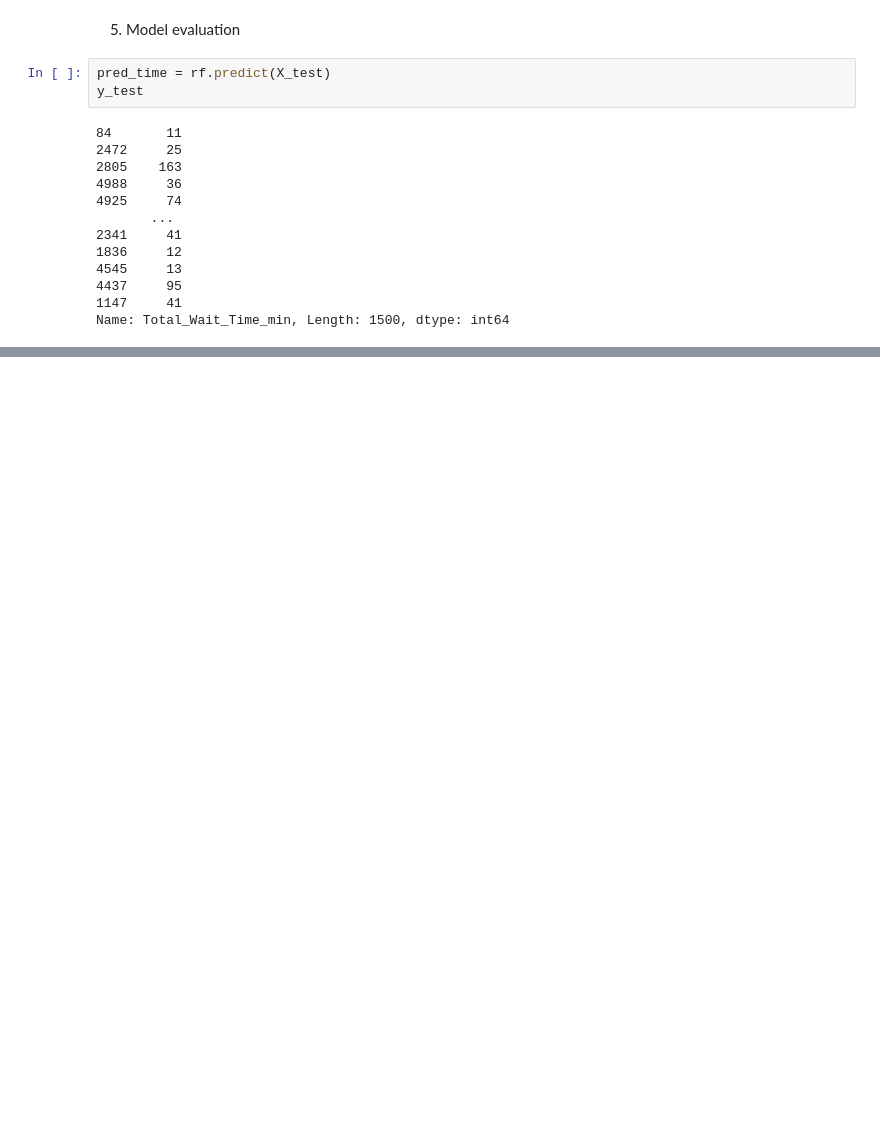
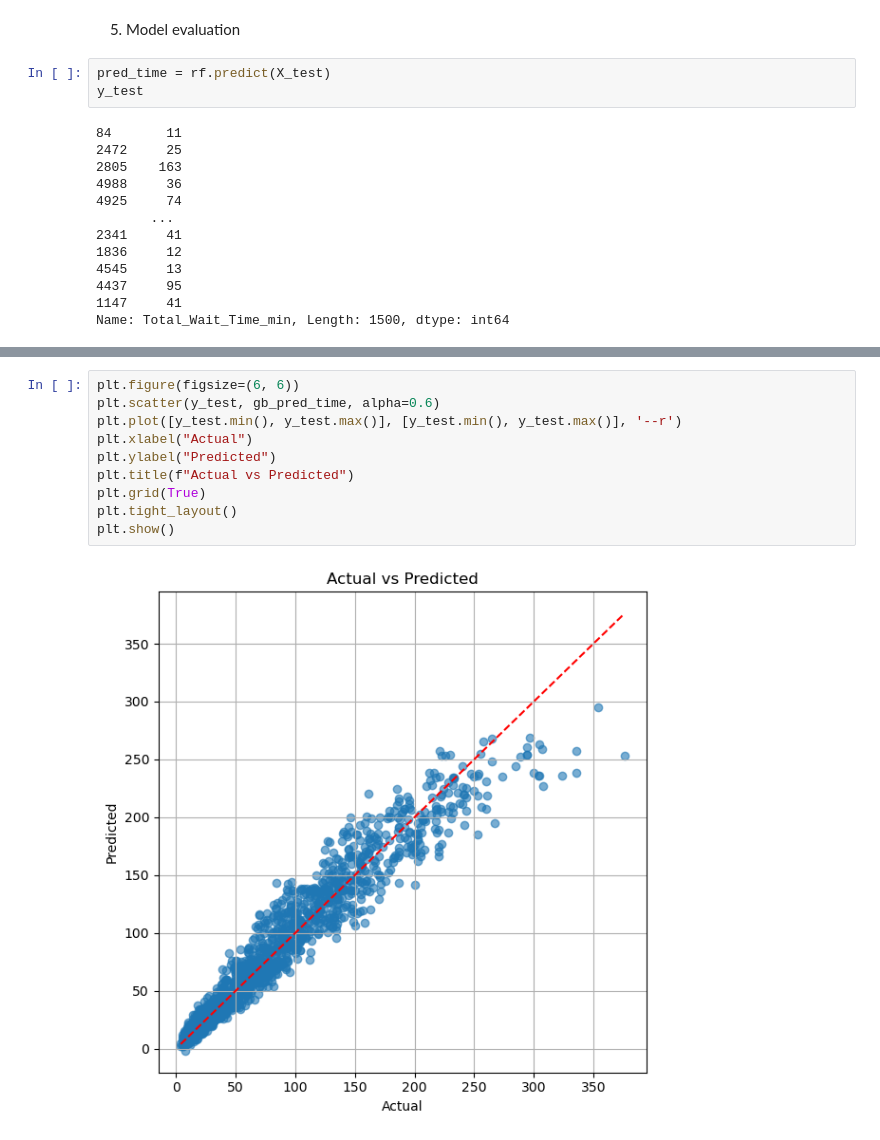
Before and after one commit to kalilaingco/ERWaitTimes, a Jupyter notebook: WaitTimeAnalysis.ipynb, the cells around one changed output, grey strips where cells are left out. Drawn from its saved outputs; the diff is of its cells as text; blank space fills up the shorter version.

```diff
--- a/WaitTimeAnalysis.ipynb
+++ b/WaitTimeAnalysis.ipynb
@@ -225,0 +271,12 @@ RMSE: 20.228304875223728
+# %%
+plt.figure(figsize=(6, 6))
+plt.scatter(y_test, gb_pred_time, alpha=0.6)
+plt.plot([y_test.min(), y_test.max()], [y_test.min(), y_test.max()], '--r')
+plt.xlabel("Actual")
+plt.ylabel("Predicted")
+plt.title(f"Actual vs Predicted")
+plt.grid(True)
+plt.tight_layout()
+plt.show()
+# %% [output]
+[figure, added]
```
Also changed, not shown: parts of 13 cells of this notebook.
